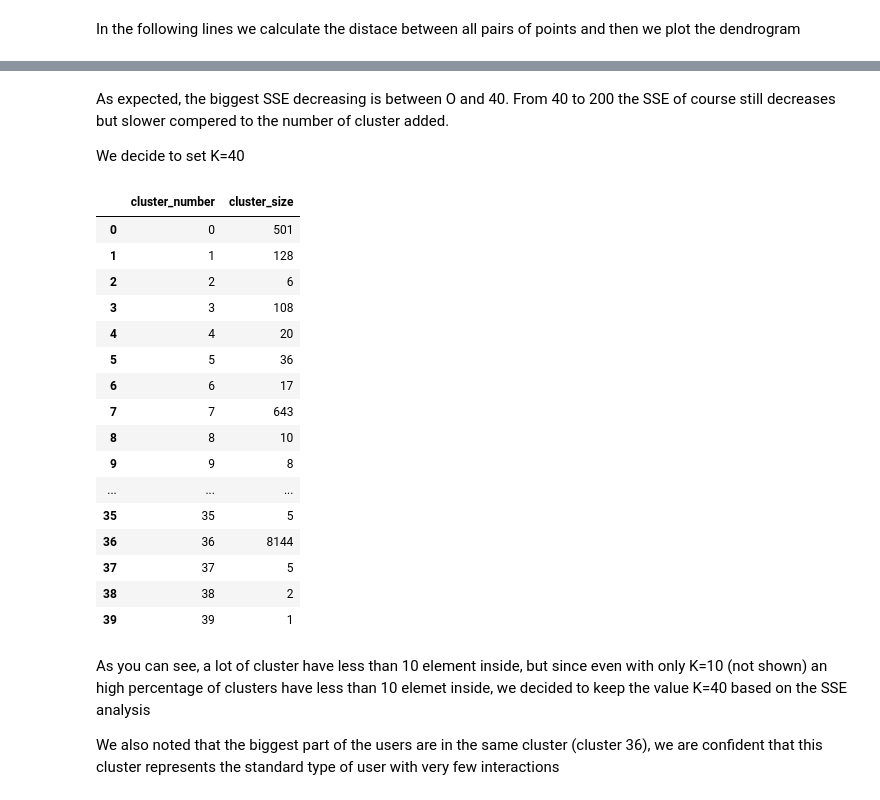
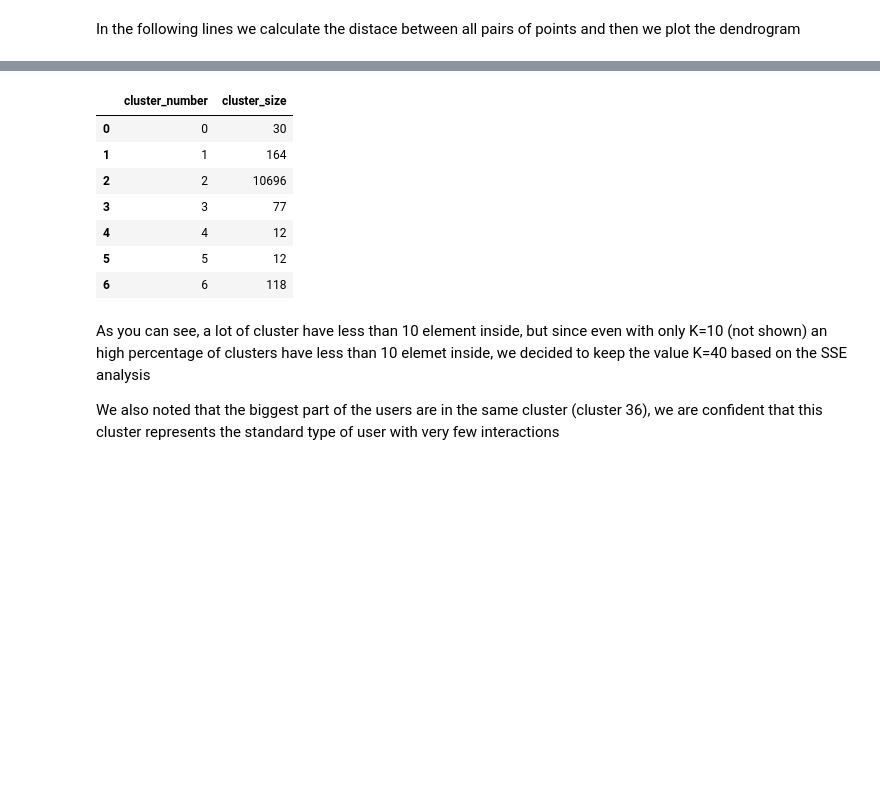
Before and after one commit to The-seven-dwarfs/DataMining-Group7, a Jupyter notebook: 2.3-Hierarchical_clustering.ipynb, the cells around one changed output, grey strips where cells are left out. Cells and saved outputs as stored; diff of their text form; code cells hidden in the pictures; blank space fills up the shorter version.

```diff
--- a/2.3-Hierarchical_clustering.ipynb
+++ b/2.3-Hierarchical_clustering.ipynb
@@ -83,43 +183,0 @@ we expect that around K=30 the decreasing of the SSE starts to become slow (the
-# %%
-min_clusters = 2 #min number of clusters to try
-max_clusters = 200 #max number of clusters to try
-
-path = "./dataset/sse_df_"+str(min_clusters)+"-"+str(max_clusters)+".csv"
-
-sse_df = None
-
-if (os.path.exists(path)):
-    sse_df = pd.read_csv(path)
-else:
-    sse_df = pd.DataFrame(columns=["K", "SSE"])
-    for num_curr_clusters in range(2, max_clusters): # try differen number of clusters
-        #compute the cluster
-        labels = AgglomerativeClustering(n_clusters = num_curr_clusters, affinity='euclidean', linkage='ward').fit_predict(df)
-        #print("trying with", num_curr_clusters, "clusters")
-
-
-        global_sse = 0 #the sse for the clustering with this number of clusters
-
-        for i in range(num_curr_clusters): # for each cluster
-            indexes = np.nonzero(labels==i)[0] # indexes where the label is equal to the current cluster
-            points_in_cluster = np.take(transformed_array, indexes, axis=0 ) # points in the cluster
-            #print("in the cluster", i, "there are ", points_in_cluster.shape, "points")
-            centroid = np.mean(points_in_cluster, axis=0)
-            #print("centroid shape", centroid.shape)
-
-            # calculate the sse for the single cluster
-            current_sse = 0
-            for p in points_in_cluster:
-                current_sse += np.square( np.linalg.norm( np.subtract(p, centroid)))
-
-            global_sse += current_sse
-
-        sse_df = pd.concat( [sse_df , pd.DataFrame({"K" : [num_curr_clusters], "SSE": [global_sse] }) ], axis=0)
-
-    sse_df = sse_df.astype({"K" : int , "SSE" : float})
-    #sse_df.to_csv(path)
-
-
-sse_df = sse_df.astype({"K" : int , "SSE" : float})
-
-sse_df.plot.scatter(x = "K", y="SSE")
@@ -129,35 +184,22 @@ sse_df.plot.scatter(x = "K", y="SSE")
-# %% [markdown]
-As expected, the biggest SSE decreasing is between O and 40. From 40 to 200 the SSE of course still decreases but slower compered to the number of cluster added.
-
-We decide to set K=40
 # %%
-K = 40
+K = 7
 
 labels = AgglomerativeClustering(n_clusters = K, affinity='euclidean', linkage='ward').fit_predict(df)
 
 cluster_size_df = pd.DataFrame({
     "cluster_number" : [i for i in range(K)],
     "cluster_size" : [len(np.nonzero(labels==i)[0]) for i in range(K)] })
 
 cluster_size_df.head(K)
 # %% [output]
 |  | cluster_number | cluster_size |
-| 0 | 0 | 501 |
-| 1 | 1 | 128 |
-| 2 | 2 | 6 |
-| 3 | 3 | 108 |
-| 4 | 4 | 20 |
-| 5 | 5 | 36 |
-| 6 | 6 | 17 |
-| 7 | 7 | 643 |
-| 8 | 8 | 10 |
-| 9 | 9 | 8 |
-| ... | ... | ... |
-| 35 | 35 | 5 |
-| 36 | 36 | 8144 |
-| 37 | 37 | 5 |
-| 38 | 38 | 2 |
-| 39 | 39 | 1 |
+| 0 | 0 | 30 |
+| 1 | 1 | 164 |
+| 2 | 2 | 10696 |
+| 3 | 3 | 77 |
+| 4 | 4 | 12 |
+| 5 | 5 | 12 |
+| 6 | 6 | 118 |
 # %% [markdown]
 As you can see, a lot of cluster have less than 10 element inside, but since even with only K=10 (not shown) an high percentage of clusters have less than 10 elemet inside, we decided to keep the value K=40 based on the SSE analysis
 
```
Also changed, not shown: parts of 12 cells of this notebook, 4 other files.
